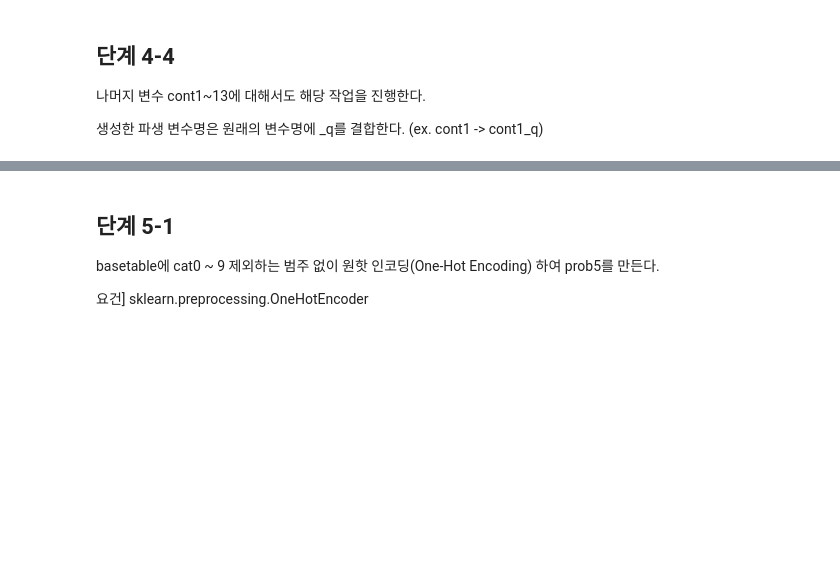
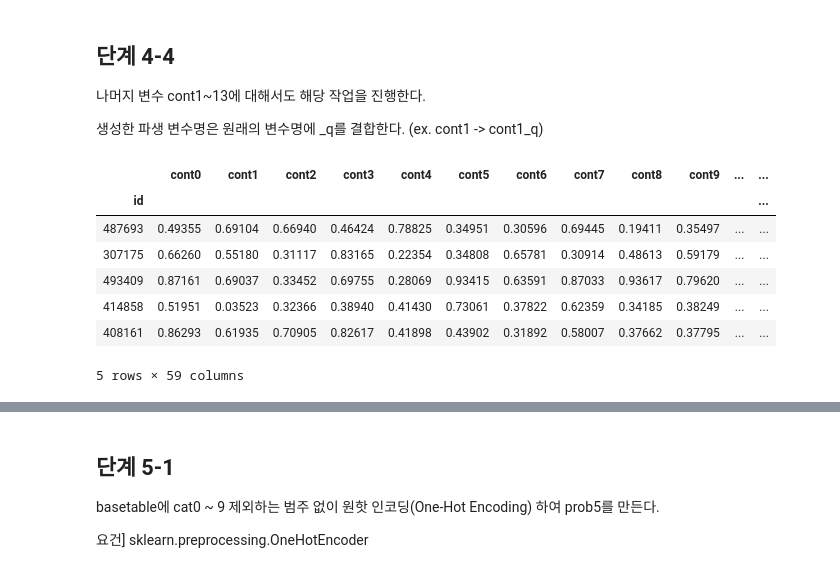
Before and after one commit to sunkusun9/DS_lv3_2304, a Jupyter notebook: sec_ds_lv3_prob2_prob.ipynb, the cells around one changed output, grey strips where cells are left out. Drawn from its saved outputs; the diff is of its cells as text; code cells hidden in the pictures; blank space fills up the shorter version.

```diff
--- a/sec_ds_lv3_prob2_prob.ipynb
+++ b/sec_ds_lv3_prob2_prob.ipynb
@@ -952,0 +992,11 @@ Hint 3] cont0_q의 평균은 7.46, 표준 편차는 0.10 (소수점 둘째 자
+# %%
+df_prob4_train.head()
+# %% [output]
+|  | cont0 | cont1 | cont2 | cont3 | cont4 | cont5 | cont6 | cont7 | cont8 | cont9 | ... | ... |
+| id |  |  |  |  |  |  |  |  |  |  |  | ... |
+| 487693 | 0.49355 | 0.69104 | 0.66940 | 0.46424 | 0.78825 | 0.34951 | 0.30596 | 0.69445 | 0.19411 | 0.35497 | ... | ... |
+| 307175 | 0.66260 | 0.55180 | 0.31117 | 0.83165 | 0.22354 | 0.34808 | 0.65781 | 0.30914 | 0.48613 | 0.59179 | ... | ... |
+| 493409 | 0.87161 | 0.69037 | 0.33452 | 0.69755 | 0.28069 | 0.93415 | 0.63591 | 0.87033 | 0.93617 | 0.79620 | ... | ... |
+| 414858 | 0.51951 | 0.03523 | 0.32366 | 0.38940 | 0.41430 | 0.73061 | 0.37822 | 0.62359 | 0.34185 | 0.38249 | ... | ... |
+| 408161 | 0.86293 | 0.61935 | 0.70905 | 0.82617 | 0.41898 | 0.43902 | 0.31892 | 0.58007 | 0.37662 | 0.37795 | ... | ... |
+5 rows × 59 columns
```
Also changed, not shown: parts of 70 cells of this notebook.
